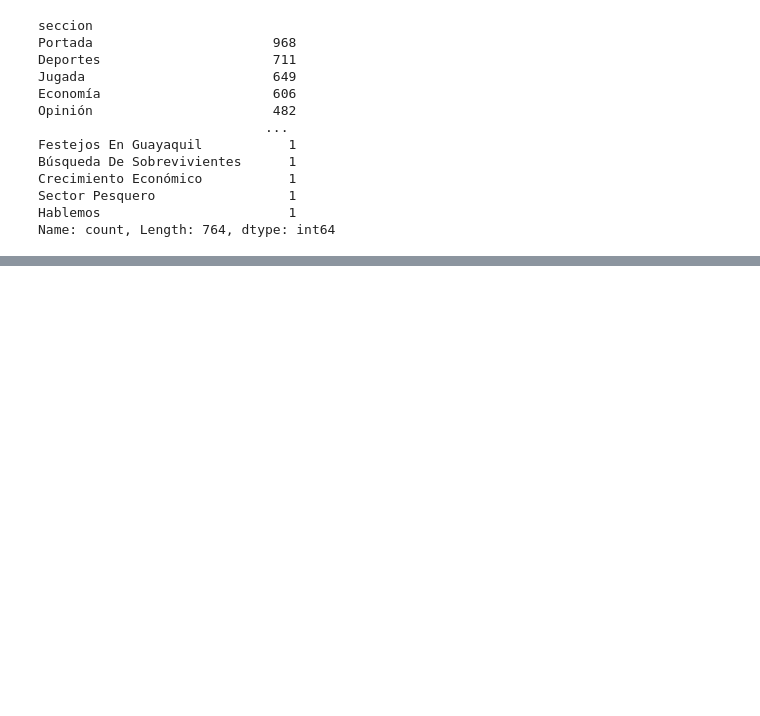
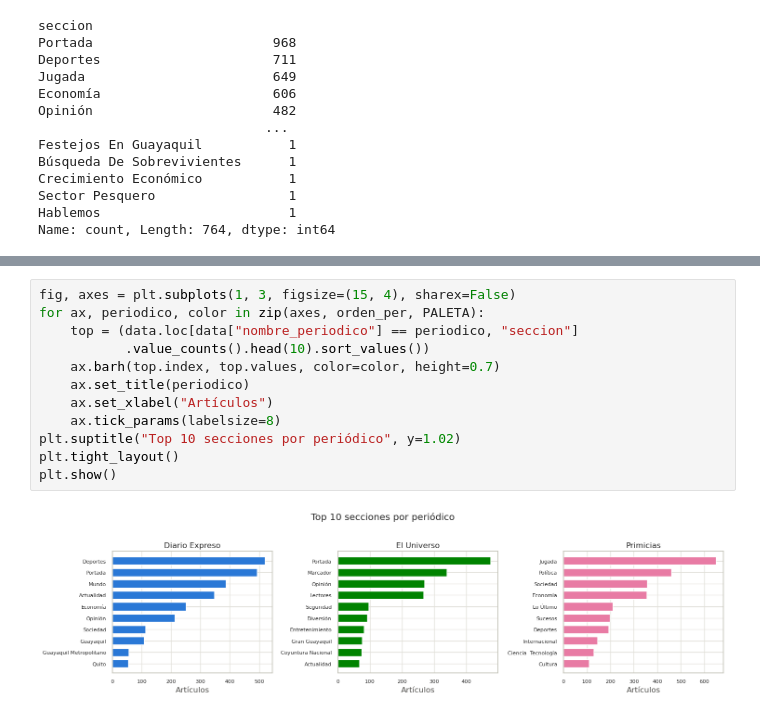
Before and after one commit to Pablouski7/clustering_n_rag_u_index, a Jupyter notebook: notebooks/eda.ipynb, the cells around one changed output, grey strips where cells are left out. Saved outputs shown, nothing was run; the diff lists cells and outputs as text; blank space fills up the shorter version.

```diff
--- a/notebooks/eda.ipynb
+++ b/notebooks/eda.ipynb
@@ -82,0 +227,14 @@ def norm_text(text):
+# %%
+fig, axes = plt.subplots(1, 3, figsize=(15, 4), sharex=False)
+for ax, periodico, color in zip(axes, orden_per, PALETA):
+    top = (data.loc[data["nombre_periodico"] == periodico, "seccion"]
+           .value_counts().head(10).sort_values())
+    ax.barh(top.index, top.values, color=color, height=0.7)
+    ax.set_title(periodico)
+    ax.set_xlabel("Artículos")
+    ax.tick_params(labelsize=8)
+plt.suptitle("Top 10 secciones por periódico", y=1.02)
+plt.tight_layout()
+plt.show()
+# %% [output]
+[figure, added]
```
Also changed, not shown: parts of 35 cells of this notebook.
